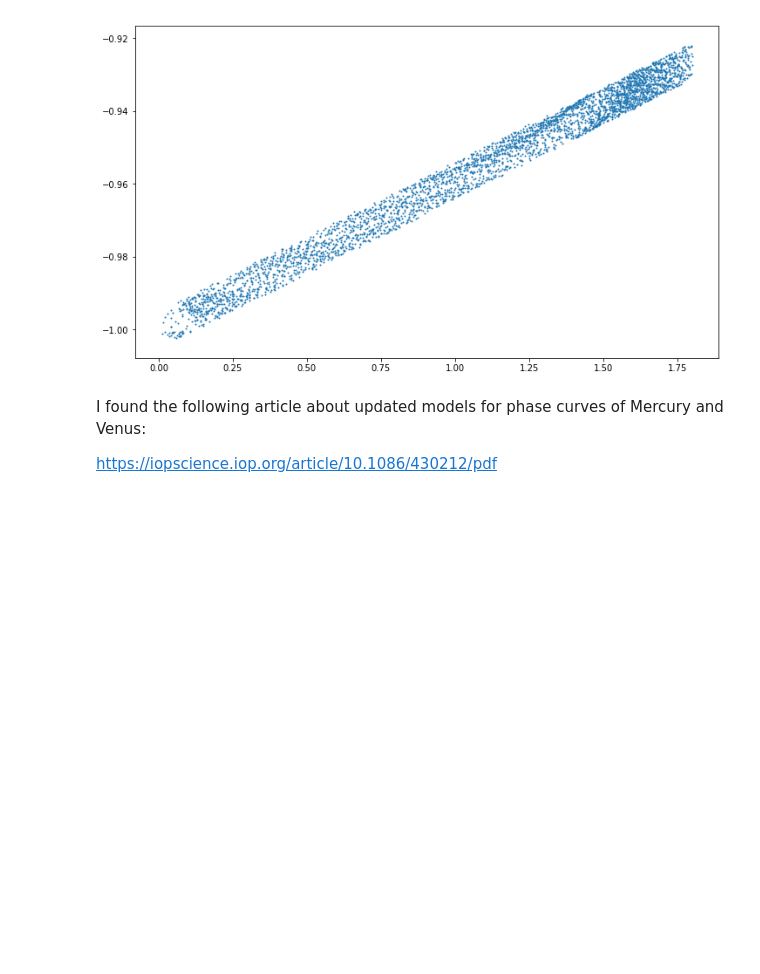
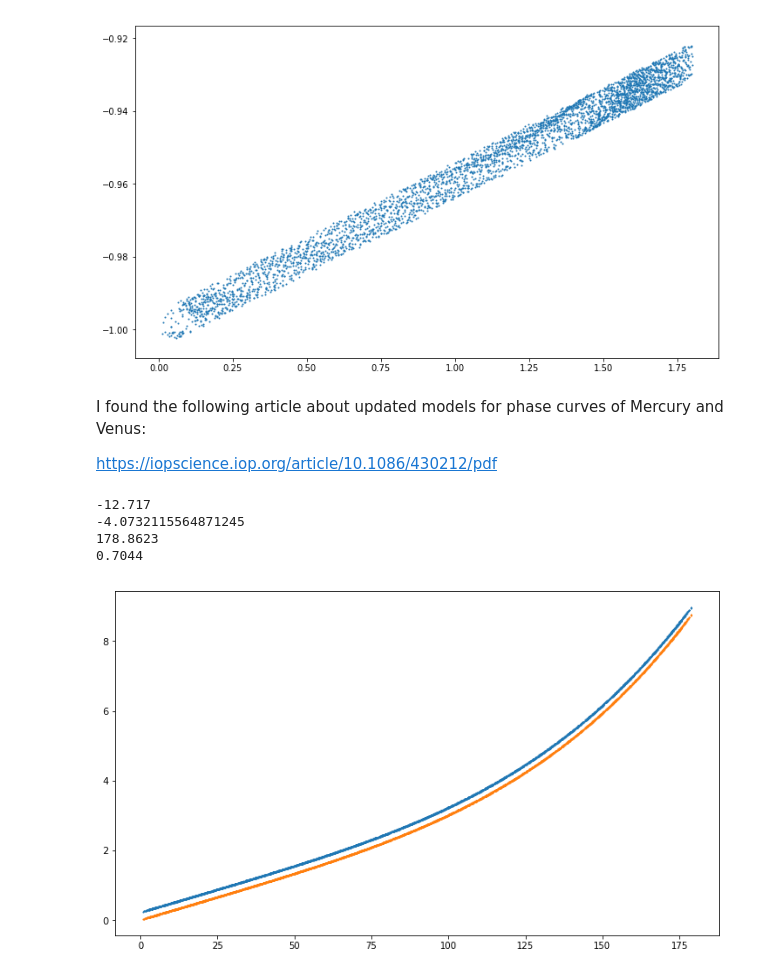
Before and after one commit to cosinekitty/astronomy, a Jupyter notebook: generate/magnitude/jpl_horizons_magnitude.ipynb, the cells around one changed output. Drawn from its saved outputs; the diff is of its cells as text; code cells hidden in the pictures; blank space fills up the shorter version.

Commit message:
Got Moon magnitude calculation matching JPL Horizons data.
Did this by retrofitting my calculations to match phase
curve extracted from JPL Horizons output.

```diff
--- a/generate/magnitude/jpl_horizons_magnitude.ipynb
+++ b/generate/magnitude/jpl_horizons_magnitude.ipynb
@@ -94,3 +94,29 @@ Plot('Pluto')
 I found the following article about updated models for phase curves of Mercury and Venus:
 
 https://iopscience.iop.org/article/10.1086/430212/pdf
+# %%
+def MoonMag(phase):
+    rad = phase * (math.pi / 180)
+    mag = -12.717 + 1.49*abs(rad) + 0.0431*(rad**4)
+    return mag
+
+print(MoonMag(0))
+print(MoonMag(178))
+print(max(x.phase_angle for x in Data['Moon']))
+print(min(x.phase_angle for x in Data['Moon']))
+
+def MoonPlot():
+    data = Data['Moon']
+    phase_list = [x.phase_angle for x in data]
+    norm_list = [x.norm for x in data]
+    plt.scatter(phase_list, norm_list)
+    calc_list = [MoonMag(x.phase_angle)+12.73 for x in data]
+    plt.scatter(phase_list, calc_list)
+
+MoonPlot()
+# %% [output]
+-12.717
+-4.0732115564871245
+178.8623
+0.7044
+[figure, added]
```
Also changed, not shown: parts of 1 cell of this notebook, 2 other files.
